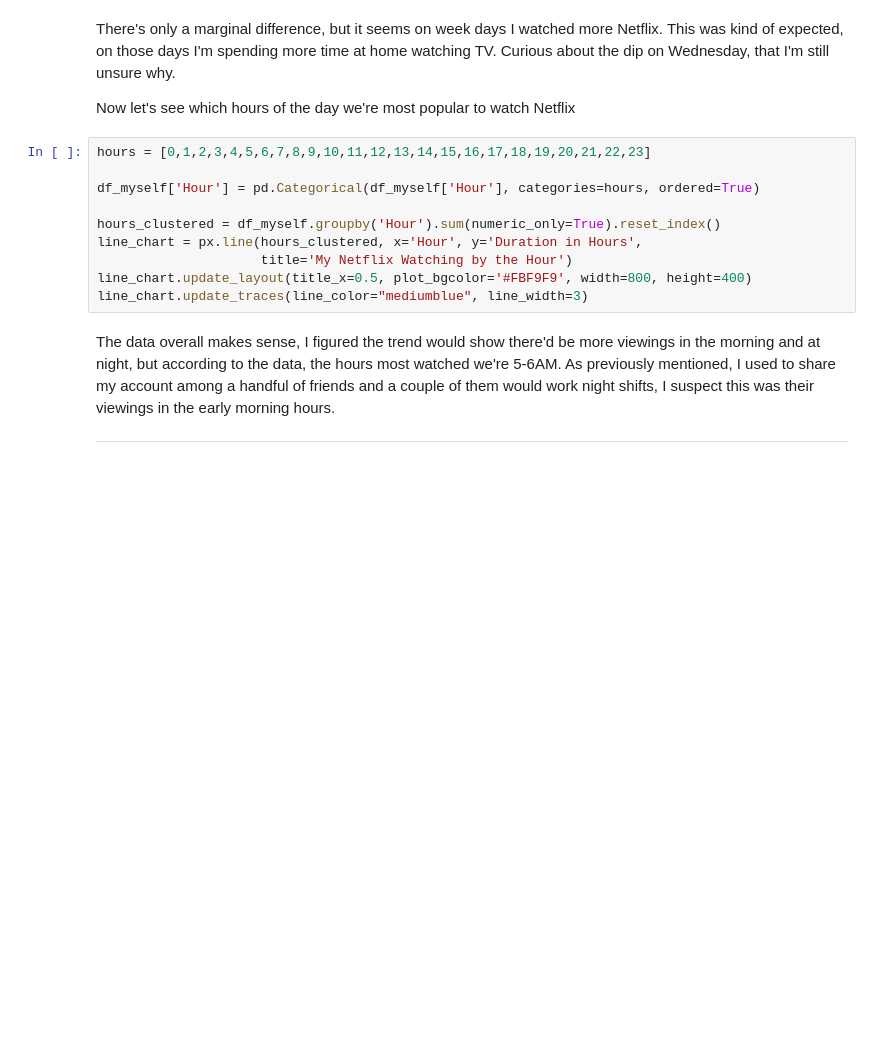
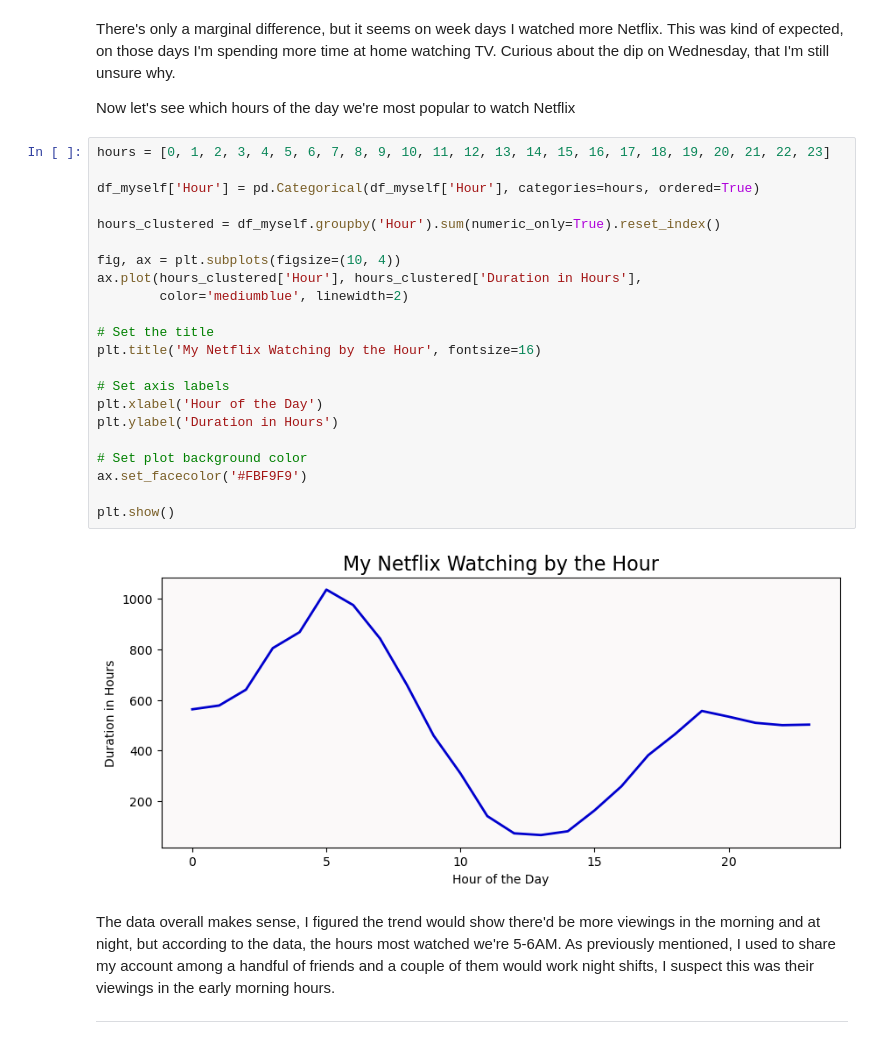
Before and after one commit to jon-vargas/python-projects, a Jupyter notebook: netflix_analysis.ipynb, the cells around one changed output. Cells and saved outputs as stored; diff of their text form; blank space fills up the shorter version.

```diff
--- a/netflix_analysis.ipynb
+++ b/netflix_analysis.ipynb
@@ -379,15 +406,29 @@ line_chart.update_traces(line_color="mediumblue", line_width=3)
 
 <p> Now let's see which hours of the day we're most popular to watch Netflix </p>
 # %%
-hours = [0,1,2,3,4,5,6,7,8,9,10,11,12,13,14,15,16,17,18,19,20,21,22,23]
+hours = [0, 1, 2, 3, 4, 5, 6, 7, 8, 9, 10, 11, 12, 13, 14, 15, 16, 17, 18, 19, 20, 21, 22, 23]
 
 df_myself['Hour'] = pd.Categorical(df_myself['Hour'], categories=hours, ordered=True)
 
 hours_clustered = df_myself.groupby('Hour').sum(numeric_only=True).reset_index()
-line_chart = px.line(hours_clustered, x='Hour', y='Duration in Hours',
-                     title='My Netflix Watching by the Hour')
-line_chart.update_layout(title_x=0.5, plot_bgcolor='#FBF9F9', width=800, height=400)
-line_chart.update_traces(line_color="mediumblue", line_width=3)
+
+fig, ax = plt.subplots(figsize=(10, 4))
+ax.plot(hours_clustered['Hour'], hours_clustered['Duration in Hours'],
+        color='mediumblue', linewidth=2)
+
+# Set the title
+plt.title('My Netflix Watching by the Hour', fontsize=16)
+
+# Set axis labels
+plt.xlabel('Hour of the Day')
+plt.ylabel('Duration in Hours')
+
+# Set plot background color
+ax.set_facecolor('#FBF9F9')
+
+plt.show()
+# %% [output]
+[figure, added]
 # %% [markdown]
 <p> The data overall makes sense, I figured the trend would show there'd be more viewings in the morning and at night, but according to the data, the hours most watched we're 5-6AM. As previously mentioned, I used to share my account among a handful of friends and a couple of them would work night shifts, I suspect this was their viewings in the early morning hours. </p>
 
```
Also changed, not shown: parts of 9 cells of this notebook.
